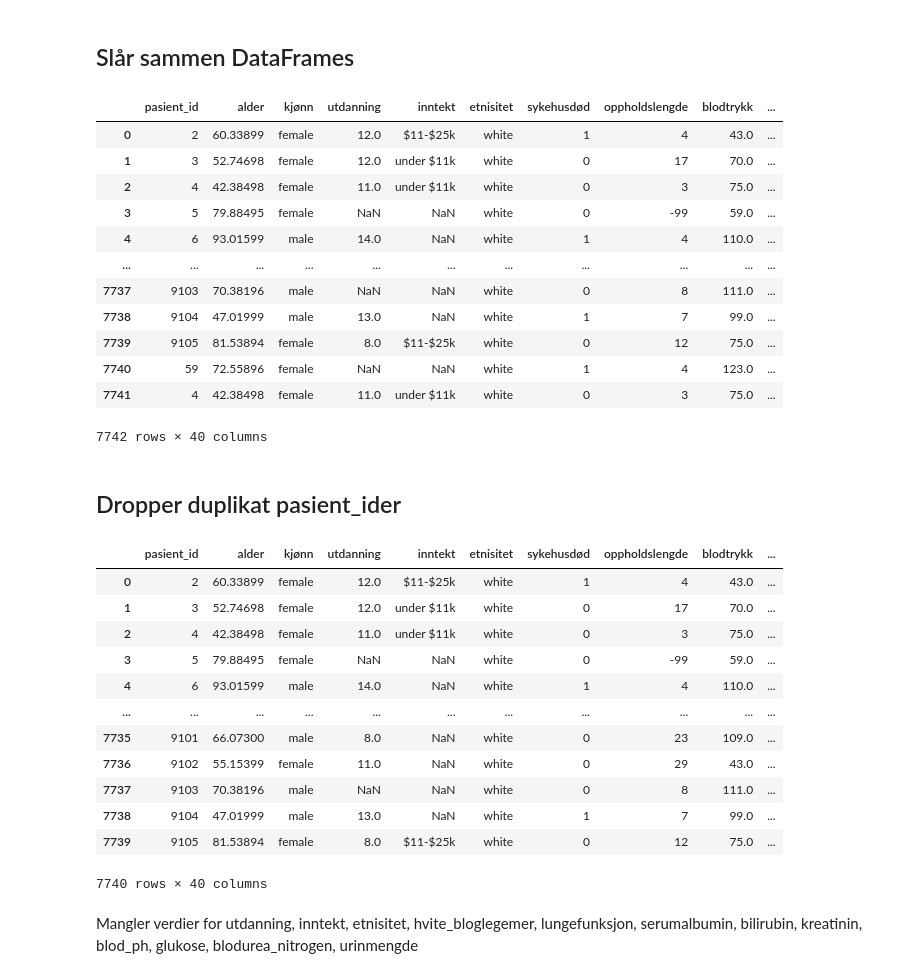
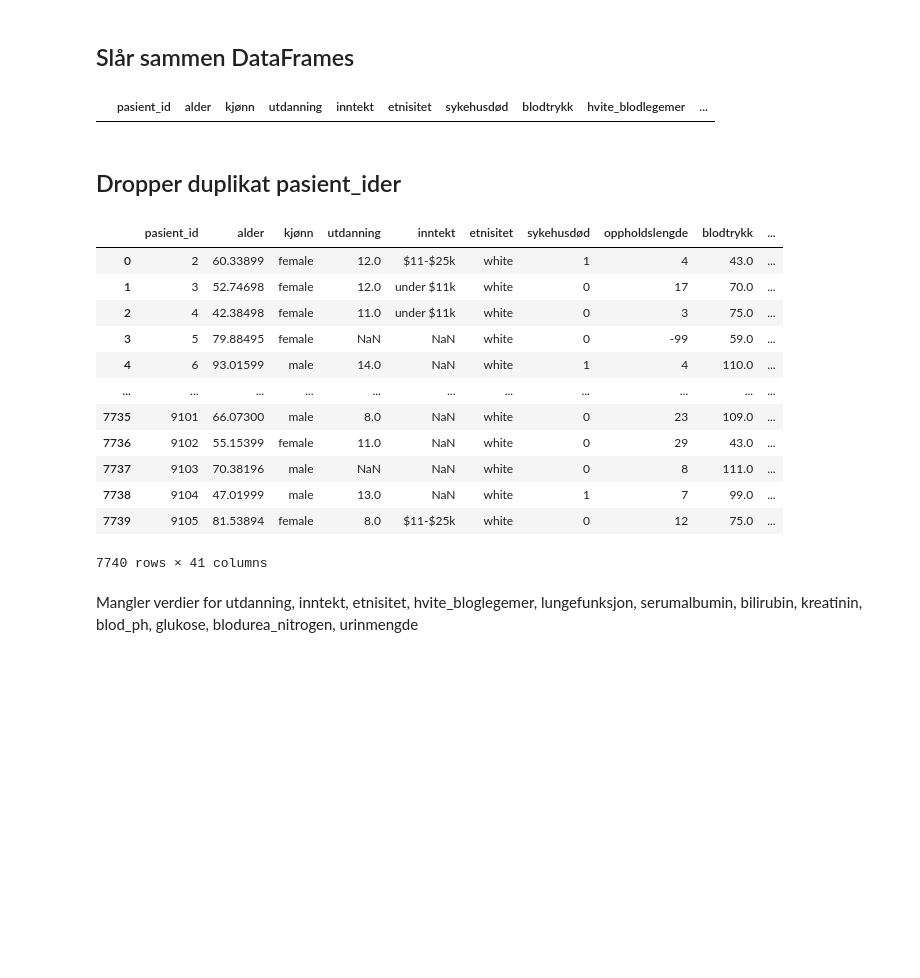
Before and after one commit to JakobBerg-Projects/Data-Science-Sykehusopphold, a Jupyter notebook: src/datatilberedning.ipynb, the cells around one changed output. Drawn from its saved outputs; the diff is of its cells as text; code cells hidden in the pictures; blank space fills up the shorter version.

```diff
--- a/src/datatilberedning.ipynb
+++ b/src/datatilberedning.ipynb
@@ -24,13 +24,25 @@ demographic_df = pd.read_csv('../raw_data/demographic.csv')
 hospital_df = pd.read_csv('../raw_data/hospital.csv')
 physiological_df = pd.read_table('../raw_data/physiological.txt')
 severity_json = pd.read_json('../raw_data/severity.json')
+
+demographic_df_sample = pd.read_csv('../sample_data/demographic.csv')
+hospital_df_sample = pd.read_csv('../sample_data/hospital.csv')
+physiological_df_sample = pd.read_table('../sample_data/physiological.txt')
+severity_json_sample = pd.read_json('../raw_data/severity.json')
 pd.set_option('display.max_columns', None)
 # %% [markdown]
 ## Omgjør Severity_json til DataFrame
 # %%
-severity_df = severity_json.iloc[:,0:-1].explode(list(severity_json.columns[2:-1]))
+# Eksploderer alle kolonner fra indeks 2 til siste kolonne, inkludert 'dnr_dag'
+severity_df = severity_json.iloc[:, 0:].explode(list(severity_json.columns[2:]))
 severity_df.reset_index(drop=True, inplace=True)
 severity_df = severity_df.sort_values(by=['pasient_id'], ignore_index=True)
-severity_json
+severity_df
+
+severity_df_sample = severity_json_sample.iloc[:, 0:].explode(list(severity_json_sample.columns[2:]))
+severity_df_sample.reset_index(drop=True, inplace=True)
+severity_df_sample = severity_df_sample.sort_values(by=['pasient_id'], ignore_index=True)
+
+severity_df_sample
 # %% [output]
 |  | sykdomskategori_id | sykdomskategori | pasient_id | dødsfall | sykdom_underkategori | antall_komorbiditeter | ... |
@@ -43,22 +63,17 @@ severity_json
 # %%
 demographic_hospital_df = demographic_df.merge(hospital_df, on='pasient_id', how='left')
 demographic_hospital_phisiological_df = demographic_hospital_df.merge(physiological_df, on='pasient_id')
 pasient_info_df = demographic_hospital_phisiological_df.merge(severity_df, on='pasient_id')
-pasient_info_df
+
+
+# Konverter pasient_id i severity_df_sample til int64
+severity_df_sample['pasient_id'] = severity_df_sample['pasient_id'].astype('int64')
+demographic_hospital_df_sample = demographic_df_sample.merge(hospital_df_sample, on='pasient_id', how='left')
+demographic_hospital_phisiological_df_sample = demographic_hospital_df_sample.merge(physiological_df_sample, on='pasient_id')
+pasient_info_df_sample = demographic_hospital_phisiological_df_sample.merge(severity_df_sample, on='pasient_id')
+pasient_info_df_sample
 # %% [output]
-|  | pasient_id | alder | kjønn | utdanning | inntekt | etnisitet | sykehusdød | oppholdslengde | blodtrykk | ... |
-| 0 | 2 | 60.33899 | female | 12.0 | $11-$25k | white | 1 | 4 | 43.0 | ... |
-| 1 | 3 | 52.74698 | female | 12.0 | under $11k | white | 0 | 17 | 70.0 | ... |
-| 2 | 4 | 42.38498 | female | 11.0 | under $11k | white | 0 | 3 | 75.0 | ... |
-| 3 | 5 | 79.88495 | female | NaN | NaN | white | 0 | -99 | 59.0 | ... |
-| 4 | 6 | 93.01599 | male | 14.0 | NaN | white | 1 | 4 | 110.0 | ... |
-| ... | ... | ... | ... | ... | ... | ... | ... | ... | ... | ... |
-| 7737 | 9103 | 70.38196 | male | NaN | NaN | white | 0 | 8 | 111.0 | ... |
-| 7738 | 9104 | 47.01999 | male | 13.0 | NaN | white | 1 | 7 | 99.0 | ... |
-| 7739 | 9105 | 81.53894 | female | 8.0 | $11-$25k | white | 0 | 12 | 75.0 | ... |
-| 7740 | 59 | 72.55896 | female | NaN | NaN | white | 1 | 4 | 123.0 | ... |
-| 7741 | 4 | 42.38498 | female | 11.0 | under $11k | white | 0 | 3 | 75.0 | ... |
+|  | pasient_id | alder | kjønn | utdanning | inntekt | etnisitet | sykehusdød | blodtrykk | hvite_blodlegemer | ... |
-7742 rows × 40 columns
 # %% [markdown]
 ## Dropper duplikat pasient_ider
 # %%
@@ -77,7 +92,7 @@ pasient_info_df
 | 7737 | 9103 | 70.38196 | male | NaN | NaN | white | 0 | 8 | 111.0 | ... |
 | 7738 | 9104 | 47.01999 | male | 13.0 | NaN | white | 1 | 7 | 99.0 | ... |
 | 7739 | 9105 | 81.53894 | female | 8.0 | $11-$25k | white | 0 | 12 | 75.0 | ... |
-7740 rows × 40 columns
+7740 rows × 41 columns
 # %% [markdown]
 Mangler verdier for utdanning, inntekt, etnisitet, hvite_bloglegemer, lungefunksjon, serumalbumin, bilirubin, kreatinin, blod_ph, glukose, blodurea_nitrogen, urinmengde
 # %% [markdown]
```
Also changed, not shown: parts of 8 cells of this notebook, 11 other files.
